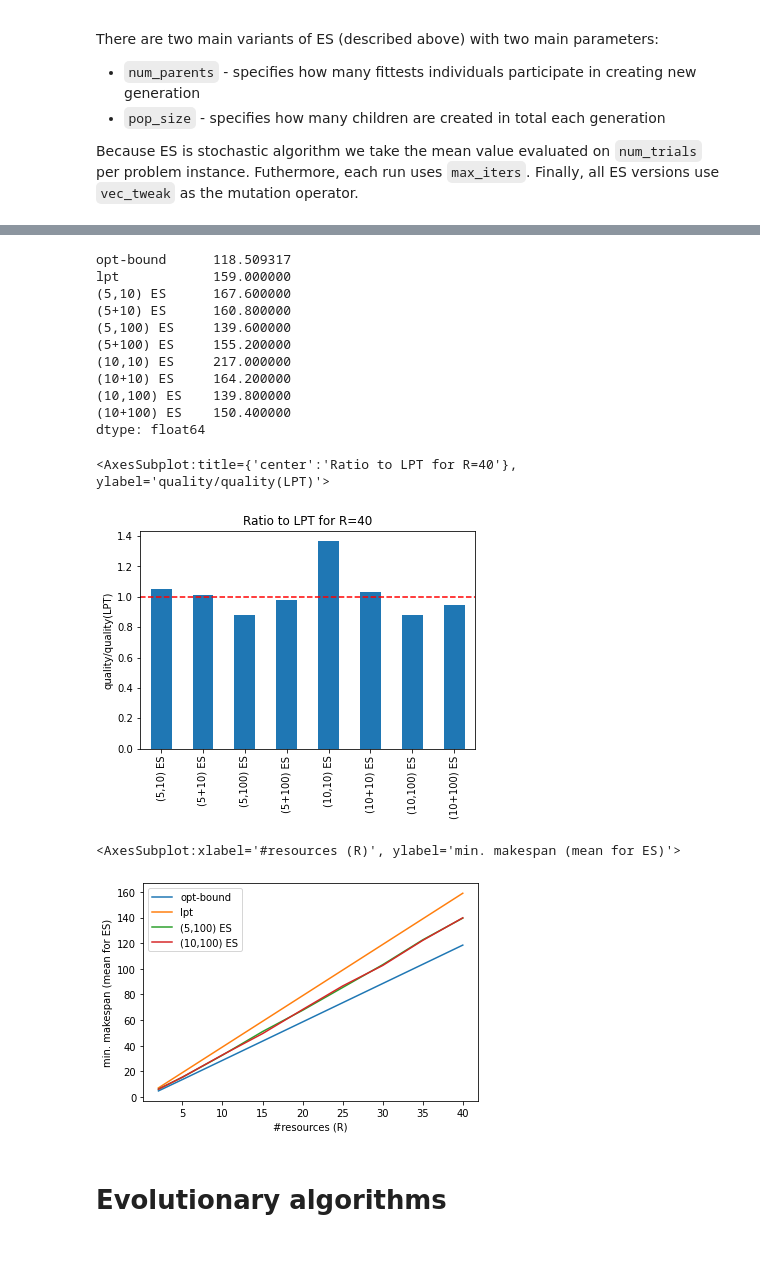
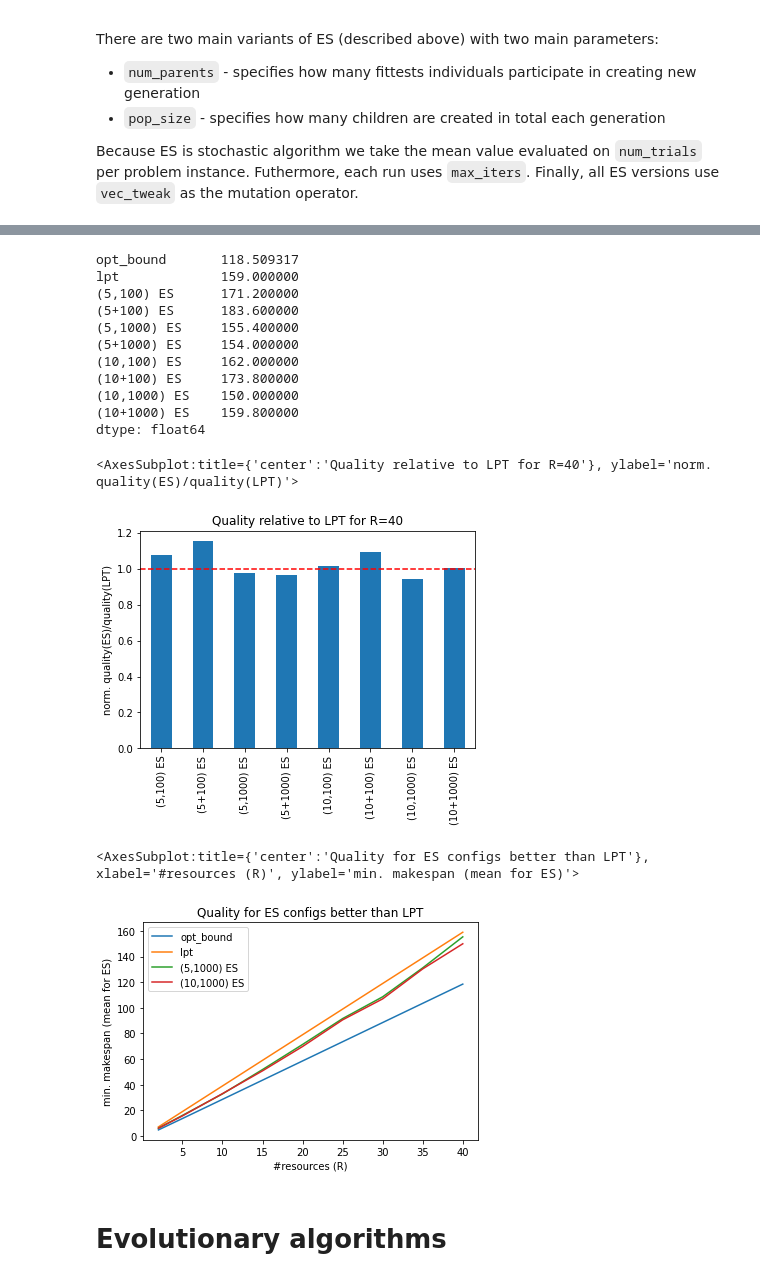
Before and after one commit to matyama/makespan-poc, a Jupyter notebook: notebooks/metaheuristics.ipynb, the cells around one changed output, grey strips where cells are left out. Cells and saved outputs as stored; diff of their text form; code cells hidden in the pictures; blank space fills up the shorter version.

```diff
--- a/notebooks/metaheuristics.ipynb
+++ b/notebooks/metaheuristics.ipynb
@@ -17,7 +17,7 @@ from alg import *
 from utils import *
 # %%
 num_trials = 5
-max_iters = 1000
+max_iters = 50
 
 resources = [2, *range(5, 45, 5)]
 problem_instances = [(R, suboptimal_instance(R)) for R in resources]
@@ -26,7 +26,7 @@ def eval_lpt(R, p):
     _, m, r, = lpt(R, p)
     return m / r, m
 
-lpt_df = pd.DataFrame(data=(eval_lpt(R, p) for R, p in problem_instances), index=resources, columns=['opt-bound', 'lpt'])
+lpt_df = pd.DataFrame(data=(eval_lpt(R, p) for R, p in problem_instances), index=resources, columns=['opt_bound', 'lpt'])
 lpt_df.plot.line(xlabel='#resources', ylabel='min. makespan')
 # %% [output]
 <AxesSubplot:xlabel='#resources', ylabel='min. makespan'>
@@ -162,7 +160,7 @@ es_df = pd.DataFrame(
     {
         es_name(num_parents, pop_size, elitism): evaluate_es(num_parents, pop_size, elitism)
         for num_parents in [5, 10]
-        for pop_size in [10, 100]
+        for pop_size in [100, 1000]
         for elitism in [False, True]
     },
     index=resources,
@@ -183,34 +181,34 @@ es_df
 # %%
 es_df.max()
 # %% [output]
-opt-bound      118.509317
-lpt            159.000000
-(5,10) ES      167.600000
-(5+10) ES      160.800000
-(5,100) ES     139.600000
-(5+100) ES     155.200000
-(10,10) ES     217.000000
-(10+10) ES     164.200000
-(10,100) ES    139.800000
-(10+100) ES    150.400000
+opt_bound       118.509317
+lpt             159.000000
+(5,100) ES      171.200000
+(5+100) ES      183.600000
+(5,1000) ES     155.400000
+(5+1000) ES     154.000000
+(10,100) ES     162.000000
+(10+100) ES     173.800000
+(10,1000) ES    150.000000
+(10+1000) ES    159.800000
 dtype: float64
 # %%
-es_max_lpt_ratio = es_df - es_df['opt-bound']
+es_max_lpt_ratio = es_df - es_df.opt_bound
 es_max_lpt_ratio = (es_df.loc[40] / es_df.lpt.loc[40])
-es_max_lpt_ratio.drop(['opt-bound', 'lpt'], inplace=True)
+es_max_lpt_ratio.drop(['opt_bound', 'lpt'], inplace=True)
 
-ax = es_max_lpt_ratio.plot.bar(ylabel='quality/quality(LPT)', title='Ratio to LPT for R=40')
+ax = es_max_lpt_ratio.plot.bar(ylabel='norm. quality(ES)/quality(LPT)', title='Quality relative to LPT for R=40')
 ax.axhline(y=1, color='r', linestyle='--')
 ax
 # %% [output]
-<AxesSubplot:title={'center':'Ratio to LPT for R=40'}, ylabel='quality/quality(LPT)'>
+<AxesSubplot:title={'center':'Quality relative to LPT for R=40'}, ylabel='norm. quality(ES)/quality(LPT)'>
-[figure, old version]
+[figure, new version]
 # %%
 good_es_df = pd.concat((es_df[c] for c in es_df.columns if all(es_df[c] <= es_df.lpt) and '+' not in c), axis=1)
-good_es_df.plot.line(xlabel='#resources (R)', ylabel='min. makespan (mean for ES)')
+good_es_df.plot.line(xlabel='#resources (R)', ylabel='min. makespan (mean for ES)', title='Quality for ES configs better than LPT')
 # %% [output]
-<AxesSubplot:xlabel='#resources (R)', ylabel='min. makespan (mean for ES)'>
+<AxesSubplot:title={'center':'Quality for ES configs better than LPT'}, xlabel='#resources (R)', ylabel='min. makespan (mean for ES)'>
-[figure, old version]
+[figure, new version]
 # %% [markdown]
 # Evolutionary algorithms
 # %% [markdown]
```
Also changed, not shown: parts of 14 cells of this notebook, 1 other file.
